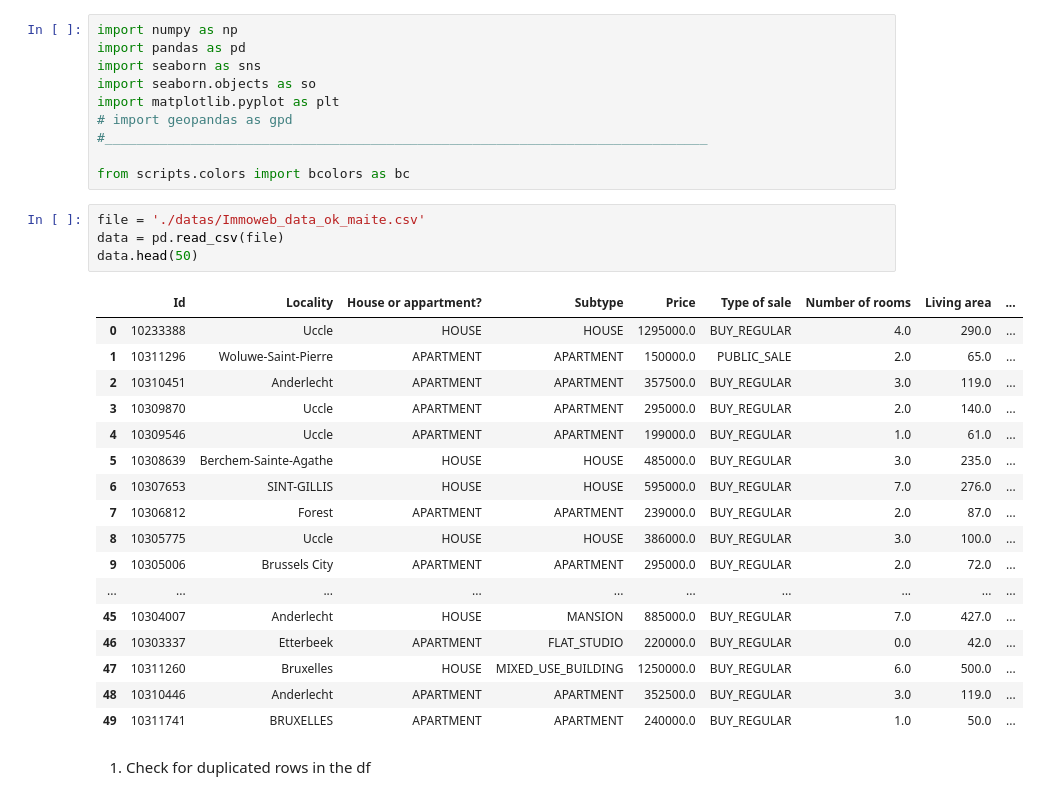
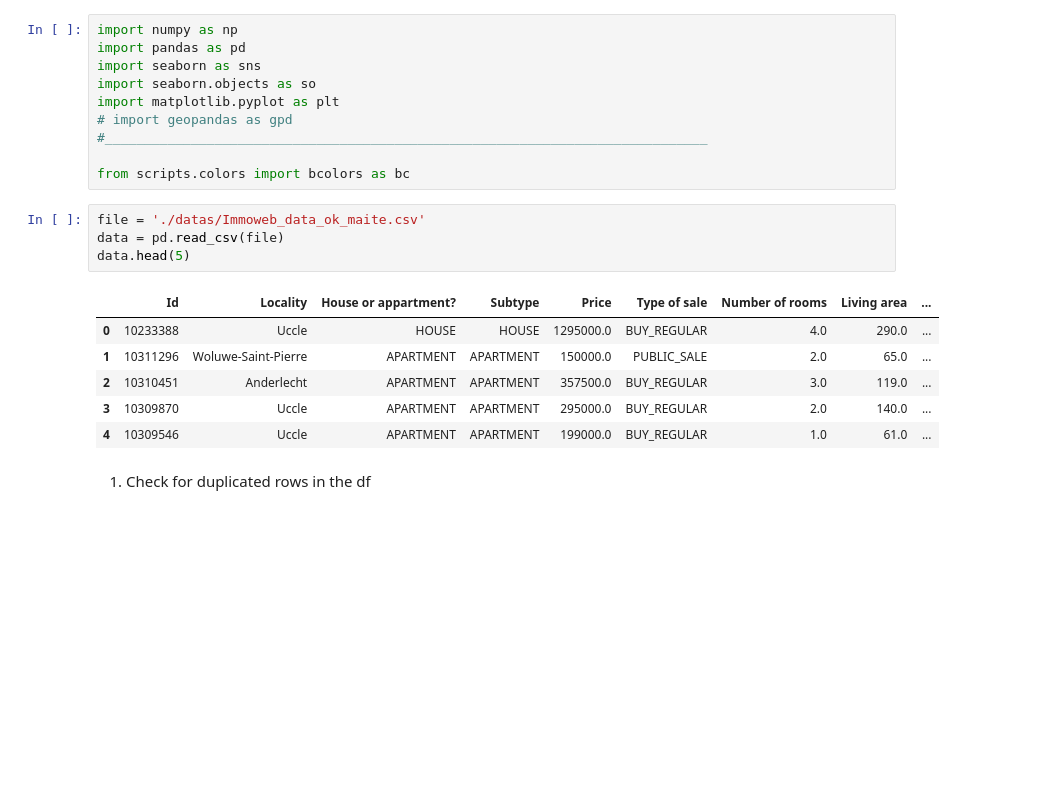
Before and after one commit to Laverdure77/immo_Eliza_Data_Analysis, a Jupyter notebook: main.ipynb, the cells around one changed output. Saved outputs shown, nothing was run; the diff lists cells and outputs as text; blank space fills up the shorter version.

```diff
--- a/main.ipynb
+++ b/main.ipynb
@@ -29,25 +29,14 @@ from scripts.colors import bcolors as bc
 # %%
 file = './datas/Immoweb_data_ok_maite.csv'
 data = pd.read_csv(file)
-data.head(50)
+data.head(5)
 # %% [output]
 |  | Id | Locality | House or appartment? | Subtype | Price | Type of sale | Number of rooms | Living area | ... |
 | 0 | 10233388 | Uccle | HOUSE | HOUSE | 1295000.0 | BUY_REGULAR | 4.0 | 290.0 | ... |
 | 1 | 10311296 | Woluwe-Saint-Pierre | APARTMENT | APARTMENT | 150000.0 | PUBLIC_SALE | 2.0 | 65.0 | ... |
 | 2 | 10310451 | Anderlecht | APARTMENT | APARTMENT | 357500.0 | BUY_REGULAR | 3.0 | 119.0 | ... |
 | 3 | 10309870 | Uccle | APARTMENT | APARTMENT | 295000.0 | BUY_REGULAR | 2.0 | 140.0 | ... |
 | 4 | 10309546 | Uccle | APARTMENT | APARTMENT | 199000.0 | BUY_REGULAR | 1.0 | 61.0 | ... |
-| 5 | 10308639 | Berchem-Sainte-Agathe | HOUSE | HOUSE | 485000.0 | BUY_REGULAR | 3.0 | 235.0 | ... |
-| 6 | 10307653 | SINT-GILLIS | HOUSE | HOUSE | 595000.0 | BUY_REGULAR | 7.0 | 276.0 | ... |
-| 7 | 10306812 | Forest | APARTMENT | APARTMENT | 239000.0 | BUY_REGULAR | 2.0 | 87.0 | ... |
-| 8 | 10305775 | Uccle | HOUSE | HOUSE | 386000.0 | BUY_REGULAR | 3.0 | 100.0 | ... |
-| 9 | 10305006 | Brussels City | APARTMENT | APARTMENT | 295000.0 | BUY_REGULAR | 2.0 | 72.0 | ... |
-| ... | ... | ... | ... | ... | ... | ... | ... | ... | ... |
-| 45 | 10304007 | Anderlecht | HOUSE | MANSION | 885000.0 | BUY_REGULAR | 7.0 | 427.0 | ... |
-| 46 | 10303337 | Etterbeek | APARTMENT | FLAT_STUDIO | 220000.0 | BUY_REGULAR | 0.0 | 42.0 | ... |
-| 47 | 10311260 | Bruxelles | HOUSE | MIXED_USE_BUILDING | 1250000.0 | BUY_REGULAR | 6.0 | 500.0 | ... |
-| 48 | 10310446 | Anderlecht | APARTMENT | APARTMENT | 352500.0 | BUY_REGULAR | 3.0 | 119.0 | ... |
-| 49 | 10311741 | BRUXELLES | APARTMENT | APARTMENT | 240000.0 | BUY_REGULAR | 1.0 | 50.0 | ... |
 # %% [markdown]
 1. Check for duplicated rows in the df
 # %%
```
Also changed, not shown: parts of 11 cells of this notebook, 7 other files.
